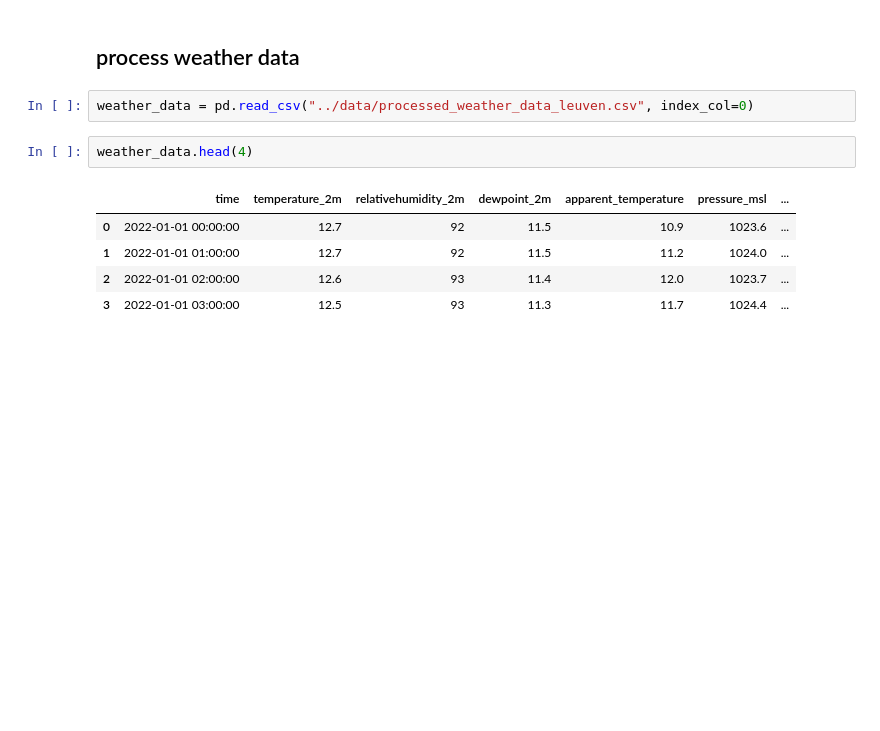
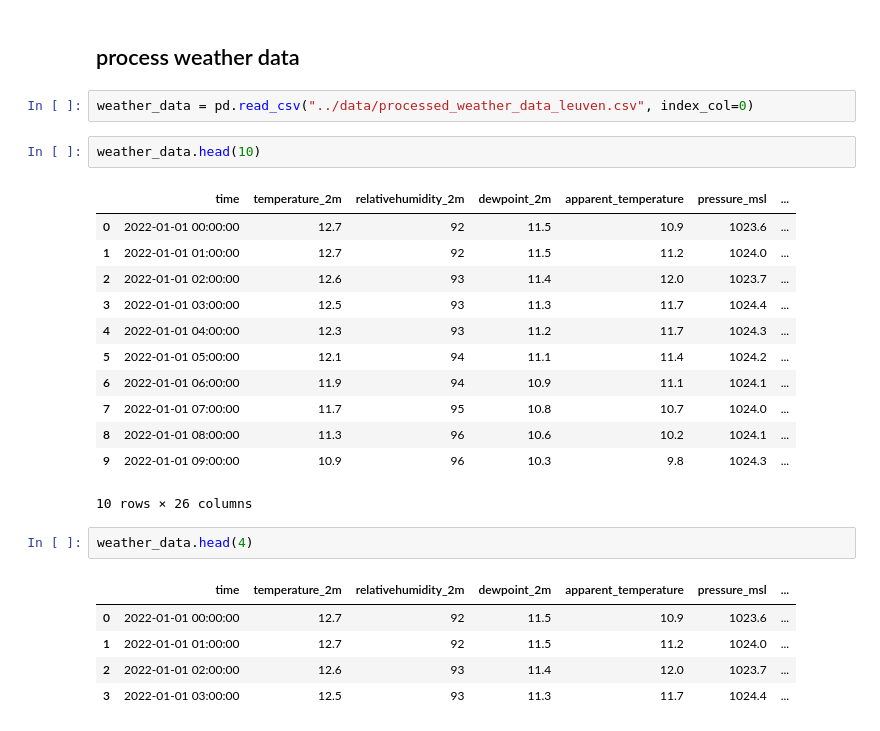
Before and after one commit to aphdinh/MDA_KUL, a Jupyter notebook: notebook/4_model_predict_noise_level_file42.ipynb, the cells around one changed output. Saved outputs shown, nothing was run; the diff lists cells and outputs as text; blank space fills up the shorter version.

```diff
--- a/notebook/4_model_predict_noise_level_file42.ipynb
+++ b/notebook/4_model_predict_noise_level_file42.ipynb
@@ -32,6 +32,21 @@ from scipy.stats import randint, uniform
 ## process weather data
 # %%
 weather_data = pd.read_csv("../data/processed_weather_data_leuven.csv", index_col=0)
+# %%
+weather_data.head(10)
+# %% [output]
+|  | time | temperature_2m | relativehumidity_2m | dewpoint_2m | apparent_temperature | pressure_msl | ... |
+| 0 | 2022-01-01 00:00:00 | 12.7 | 92 | 11.5 | 10.9 | 1023.6 | ... |
+| 1 | 2022-01-01 01:00:00 | 12.7 | 92 | 11.5 | 11.2 | 1024.0 | ... |
+| 2 | 2022-01-01 02:00:00 | 12.6 | 93 | 11.4 | 12.0 | 1023.7 | ... |
+| 3 | 2022-01-01 03:00:00 | 12.5 | 93 | 11.3 | 11.7 | 1024.4 | ... |
+| 4 | 2022-01-01 04:00:00 | 12.3 | 93 | 11.2 | 11.7 | 1024.3 | ... |
+| 5 | 2022-01-01 05:00:00 | 12.1 | 94 | 11.1 | 11.4 | 1024.2 | ... |
+| 6 | 2022-01-01 06:00:00 | 11.9 | 94 | 10.9 | 11.1 | 1024.1 | ... |
+| 7 | 2022-01-01 07:00:00 | 11.7 | 95 | 10.8 | 10.7 | 1024.0 | ... |
+| 8 | 2022-01-01 08:00:00 | 11.3 | 96 | 10.6 | 10.2 | 1024.1 | ... |
+| 9 | 2022-01-01 09:00:00 | 10.9 | 96 | 10.3 | 9.8 | 1024.3 | ... |
+10 rows × 26 columns
 # %%
 weather_data.head(4)
 # %% [output]
```
Also changed, not shown: parts of 62 cells of this notebook, 3 other files.
